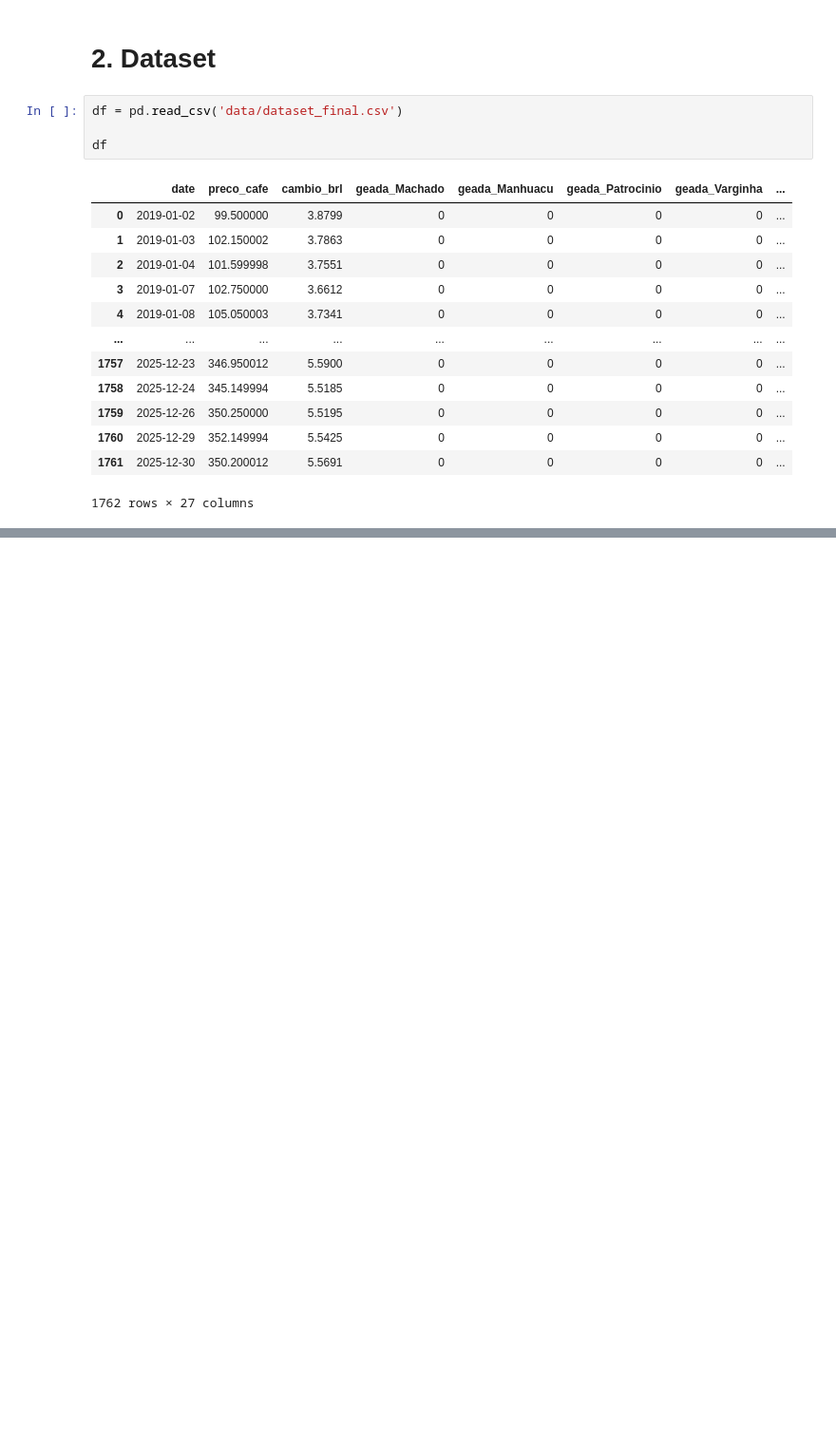
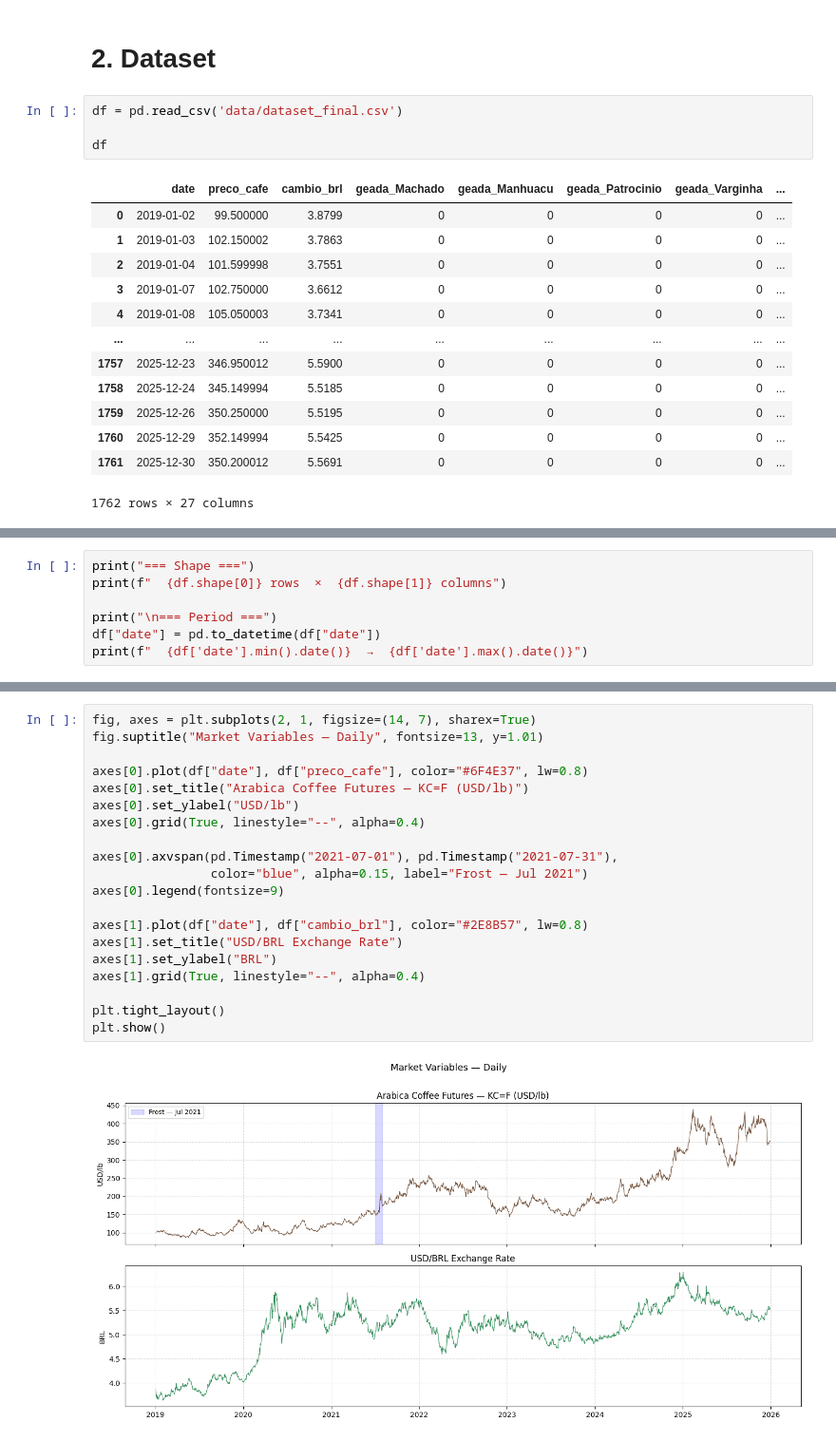
Before and after one commit to eulergomees/lstm_coffee_price, a Jupyter notebook: lstm_coffee_price.ipynb, the cells around one changed output, grey strips where cells are left out. Shown at 95% size. Drawn from its saved outputs; the diff is of its cells as text; blank space fills up the shorter version.

```diff
--- a/lstm_coffee_price.ipynb
+++ b/lstm_coffee_price.ipynb
@@ -94,0 +81,7 @@ plt.show()
+# %%
+print("=== Shape ===")
+print(f"  {df.shape[0]} rows  ×  {df.shape[1]} columns")
+
+print("\n=== Period ===")
+df["date"] = pd.to_datetime(df["date"])
+print(f"  {df['date'].min().date()}  →  {df['date'].max().date()}")
@@ -94,0 +120,22 @@ plt.show()
+# %%
+fig, axes = plt.subplots(2, 1, figsize=(14, 7), sharex=True)
+fig.suptitle("Market Variables — Daily", fontsize=13, y=1.01)
+
+axes[0].plot(df["date"], df["preco_cafe"], color="#6F4E37", lw=0.8)
+axes[0].set_title("Arabica Coffee Futures — KC=F (USD/lb)")
+axes[0].set_ylabel("USD/lb")
+axes[0].grid(True, linestyle="--", alpha=0.4)
+
+axes[0].axvspan(pd.Timestamp("2021-07-01"), pd.Timestamp("2021-07-31"),
+                color="blue", alpha=0.15, label="Frost — Jul 2021")
+axes[0].legend(fontsize=9)
+
+axes[1].plot(df["date"], df["cambio_brl"], color="#2E8B57", lw=0.8)
+axes[1].set_title("USD/BRL Exchange Rate")
+axes[1].set_ylabel("BRL")
+axes[1].grid(True, linestyle="--", alpha=0.4)
+
+plt.tight_layout()
+plt.show()
+# %% [output]
+[figure, added]
```
Also changed, not shown: parts of 8 cells of this notebook, 1 other file.
